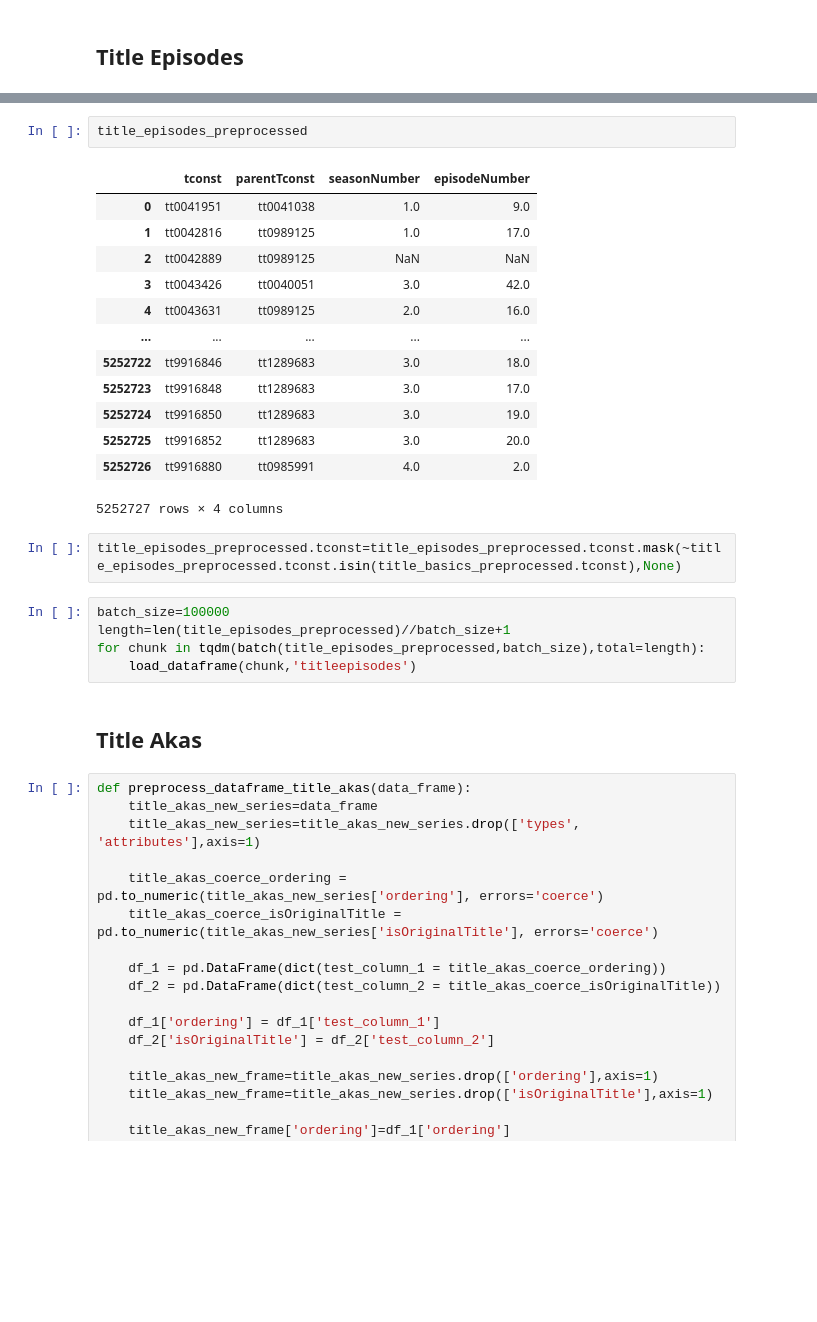
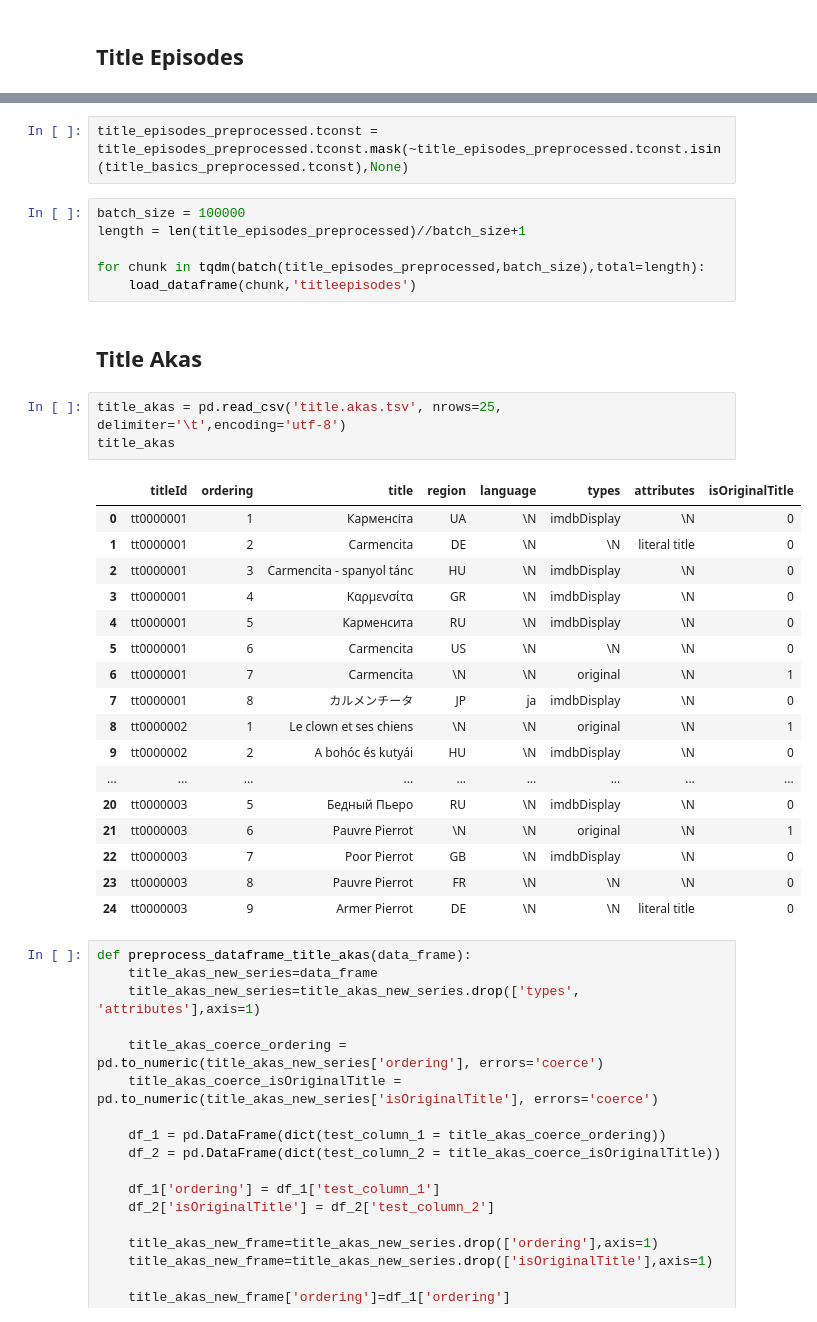
Before and after one commit to abasiamaakpan/Movie_Database_Application, a Jupyter notebook: Imdb_Database_App.ipynb, the cells around one changed output, grey strips where cells are left out. Drawn from its saved outputs; the diff is of its cells as text; blank space fills up the shorter version.

```diff
--- a/Imdb_Database_App.ipynb
+++ b/Imdb_Database_App.ipynb
@@ -583,28 +640,34 @@ title_episodes_preprocessed=preprocess_dataframe_title_episodes(title_episodes)
-# %%
-title_episodes_preprocessed
-# %% [output]
-|  | tconst | parentTconst | seasonNumber | episodeNumber |
-| 0 | tt0041951 | tt0041038 | 1.0 | 9.0 |
-| 1 | tt0042816 | tt0989125 | 1.0 | 17.0 |
-| 2 | tt0042889 | tt0989125 | NaN | NaN |
-| 3 | tt0043426 | tt0040051 | 3.0 | 42.0 |
-| 4 | tt0043631 | tt0989125 | 2.0 | 16.0 |
-| ... | ... | ... | ... | ... |
-| 5252722 | tt9916846 | tt1289683 | 3.0 | 18.0 |
-| 5252723 | tt9916848 | tt1289683 | 3.0 | 17.0 |
-| 5252724 | tt9916850 | tt1289683 | 3.0 | 19.0 |
-| 5252725 | tt9916852 | tt1289683 | 3.0 | 20.0 |
-| 5252726 | tt9916880 | tt0985991 | 4.0 | 2.0 |
-5252727 rows × 4 columns
 # %%
-title_episodes_preprocessed.tconst=title_episodes_preprocessed.tconst.mask(~title_episodes_preprocessed.tconst.isin(title_basics_preprocessed.tconst),None)
+title_episodes_preprocessed.tconst = title_episodes_preprocessed.tconst.mask(~title_episodes_preprocessed.tconst.isin(title_basics_preprocessed.tconst),None)
 # %%
-batch_size=100000
-length=len(title_episodes_preprocessed)//batch_size+1
+batch_size = 100000
+length = len(title_episodes_preprocessed)//batch_size+1
+
 for chunk in tqdm(batch(title_episodes_preprocessed,batch_size),total=length):
     load_dataframe(chunk,'titleepisodes')
 # %% [markdown]
 ## Title Akas ##
+# %%
+title_akas = pd.read_csv('title.akas.tsv', nrows=25, delimiter='\t',encoding='utf-8')
+title_akas
+# %% [output]
+|  | titleId | ordering | title | region | language | types | attributes | isOriginalTitle |
+| 0 | tt0000001 | 1 | Карменсіта | UA | \N | imdbDisplay | \N | 0 |
+| 1 | tt0000001 | 2 | Carmencita | DE | \N | \N | literal title | 0 |
+| 2 | tt0000001 | 3 | Carmencita - spanyol tánc | HU | \N | imdbDisplay | \N | 0 |
+| 3 | tt0000001 | 4 | Καρμενσίτα | GR | \N | imdbDisplay | \N | 0 |
+| 4 | tt0000001 | 5 | Карменсита | RU | \N | imdbDisplay | \N | 0 |
+| 5 | tt0000001 | 6 | Carmencita | US | \N | \N | \N | 0 |
+| 6 | tt0000001 | 7 | Carmencita | \N | \N | original | \N | 1 |
+| 7 | tt0000001 | 8 | カルメンチータ | JP | ja | imdbDisplay | \N | 0 |
+| 8 | tt0000002 | 1 | Le clown et ses chiens | \N | \N | original | \N | 1 |
+| 9 | tt0000002 | 2 | A bohóc és kutyái | HU | \N | imdbDisplay | \N | 0 |
+| ... | ... | ... | ... | ... | ... | ... | ... | ... |
+| 20 | tt0000003 | 5 | Бедный Пьеро | RU | \N | imdbDisplay | \N | 0 |
+| 21 | tt0000003 | 6 | Pauvre Pierrot | \N | \N | original | \N | 1 |
+| 22 | tt0000003 | 7 | Poor Pierrot | GB | \N | imdbDisplay | \N | 0 |
+| 23 | tt0000003 | 8 | Pauvre Pierrot | FR | \N | \N | \N | 0 |
+| 24 | tt0000003 | 9 | Armer Pierrot | DE | \N | \N | literal title | 0 |
 # %%
 def preprocess_dataframe_title_akas(data_frame):
     title_akas_new_series=data_frame
```
Also changed, not shown: parts of 49 cells of this notebook.
